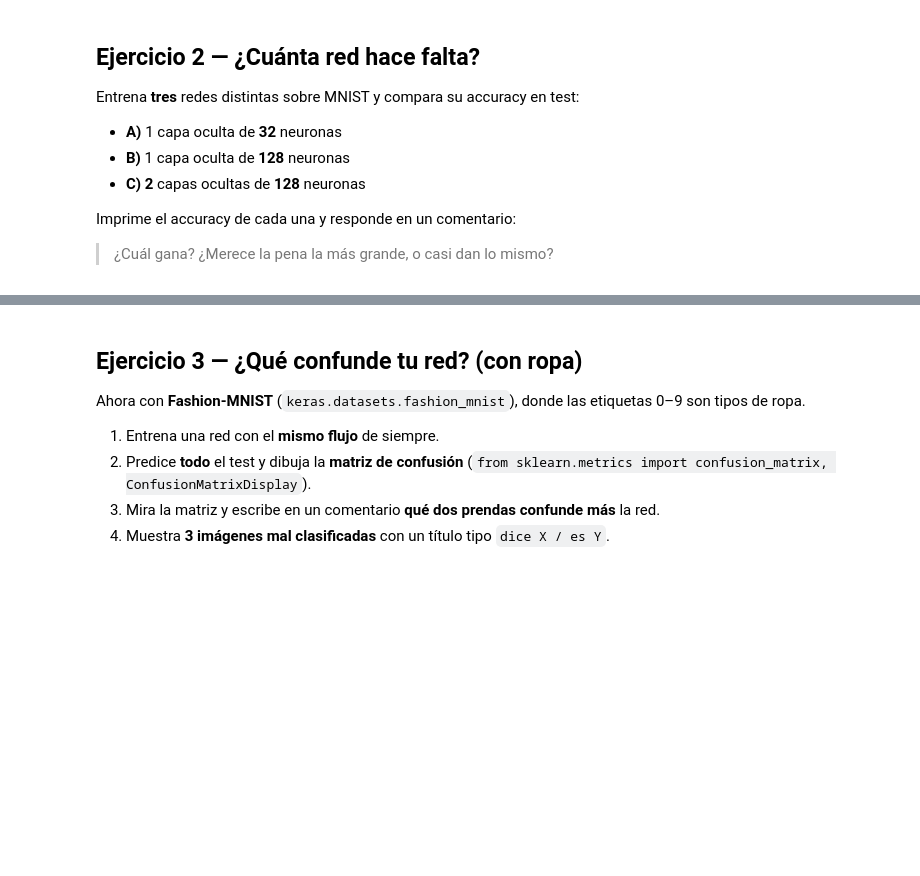
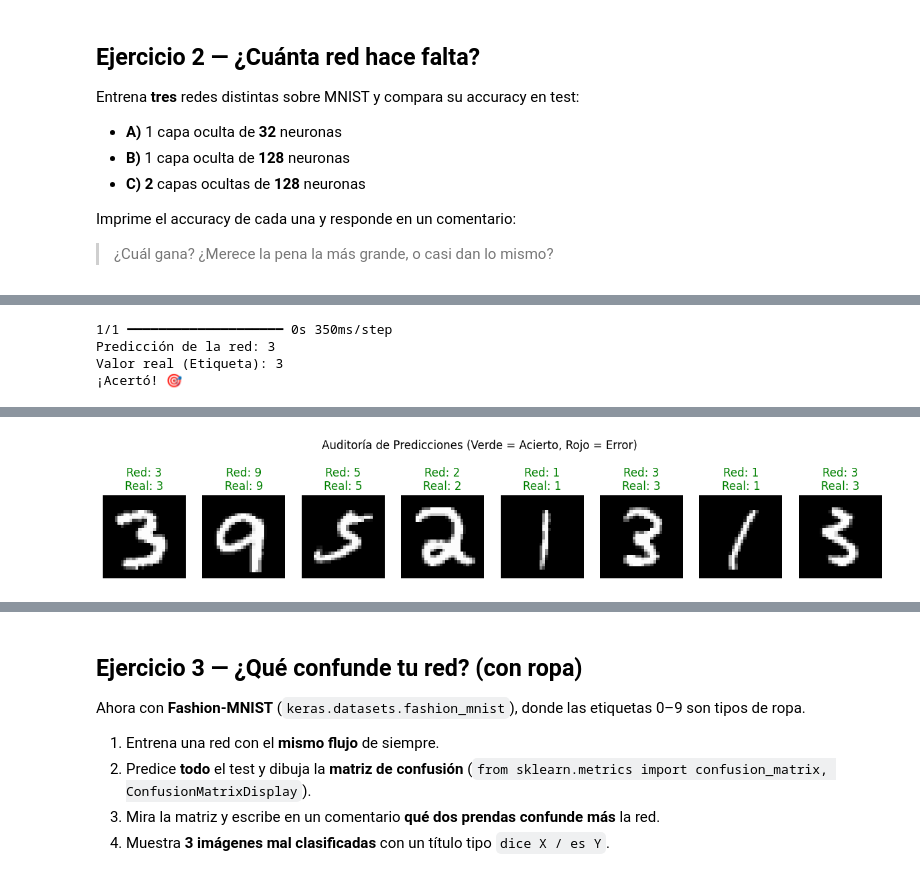
Before and after one commit to carlosgomezagrafojo/Redes_Neuronales, a Jupyter notebook: ejercicios_extra_redes_y_yolo.ipynb, the cells around one changed output, grey strips where cells are left out. Saved outputs shown, nothing was run; the diff lists cells and outputs as text; code cells hidden in the pictures; blank space fills up the shorter version.

```diff
--- a/ejercicios_extra_redes_y_yolo.ipynb
+++ b/ejercicios_extra_redes_y_yolo.ipynb
@@ -273,0 +313,5 @@ Imprime el accuracy de cada una y responde en un comentario:
+# %%
+# otra forma de mostrar el resultado
+resultado_250_2_5 = construir_y_entrenar(neuronas=256, capas=2, epochs=5)
+red_250_2_5 = resultado_250_2_5[0]  # Saca la red
+acc_250_2_5 = resultado_250_2_5[1]  # Saca el accuracy
@@ -273,0 +349,47 @@ Imprime el accuracy de cada una y responde en un comentario:
+# %%
+# 1. Para hacer predicciones con imágenes nuevas (El uso principal)
+# Le pedimos a TU red que prediga la imagen número 500 del test
+prediccion = red_250_2_5.predict(X_test[500:501]) # predice la probabilidad de cada clase para la imagen 500 del test (el [500:501] es para mantener la dimension de lote, aunque sea de 1)
+
+# Mostramos el resultado de la prediccion y el valor real (la etiqueta)
+
+print("Predicción de la red:", prediccion.argmax())
+print("Valor real (Etiqueta):", y_test[500])
+
+# El veredicto en código:
+if prediccion.argmax() == y_test[500]:
+    print("¡Acertó! 🎯")
+else:
+    print("Falló... ❌")
+# %% [output]
+1/1 ━━━━━━━━━━━━━━━━━━━━ 0s 350ms/step
+Predicción de la red: 3
+Valor real (Etiqueta): 3
+¡Acertó! 🎯
+# %%
+# visualizar y auditar varias imágenes para ver si falla o acierta
+# Tomamos un lote de 8 imágenes (de la 500 a la 507)
+imagenes_auditoria = X_test[500:508]
+etiquetas_reales = y_test[500:508]
+
+# La red hace las predicciones para todo el lote
+predicciones_lote = red_250_2_5.predict(imagenes_auditoria, verbose=0)
+
+# Creamos la cuadrícula de visualización
+fig, ax = plt.subplots(1, 8, figsize=(15, 3))
+
+for k in range(8):
+    prediccion_red = predicciones_lote[k].argmax()
+    real = etiquetas_reales[k]
+
+    # Mostramos la imagen
+    ax[k].imshow(imagenes_auditoria[k], cmap='gray')
+    ax[k].axis('off')
+
+    # Si acertó, título verde. Si falló, título rojo.
+    color = 'green' if prediccion_red == real else 'red'
+    ax[k].set_title(f"Red: {prediccion_red}\nReal: {real}", color=color)
+
+plt.suptitle("Auditoría de Predicciones (Verde = Acierto, Rojo = Error)")
+plt.show()
+# %% [output]
@@ -273,0 +397 @@ Imprime el accuracy de cada una y responde en un comentario:
+[figure, added]
```
Also changed, not shown: parts of 32 cells of this notebook.
